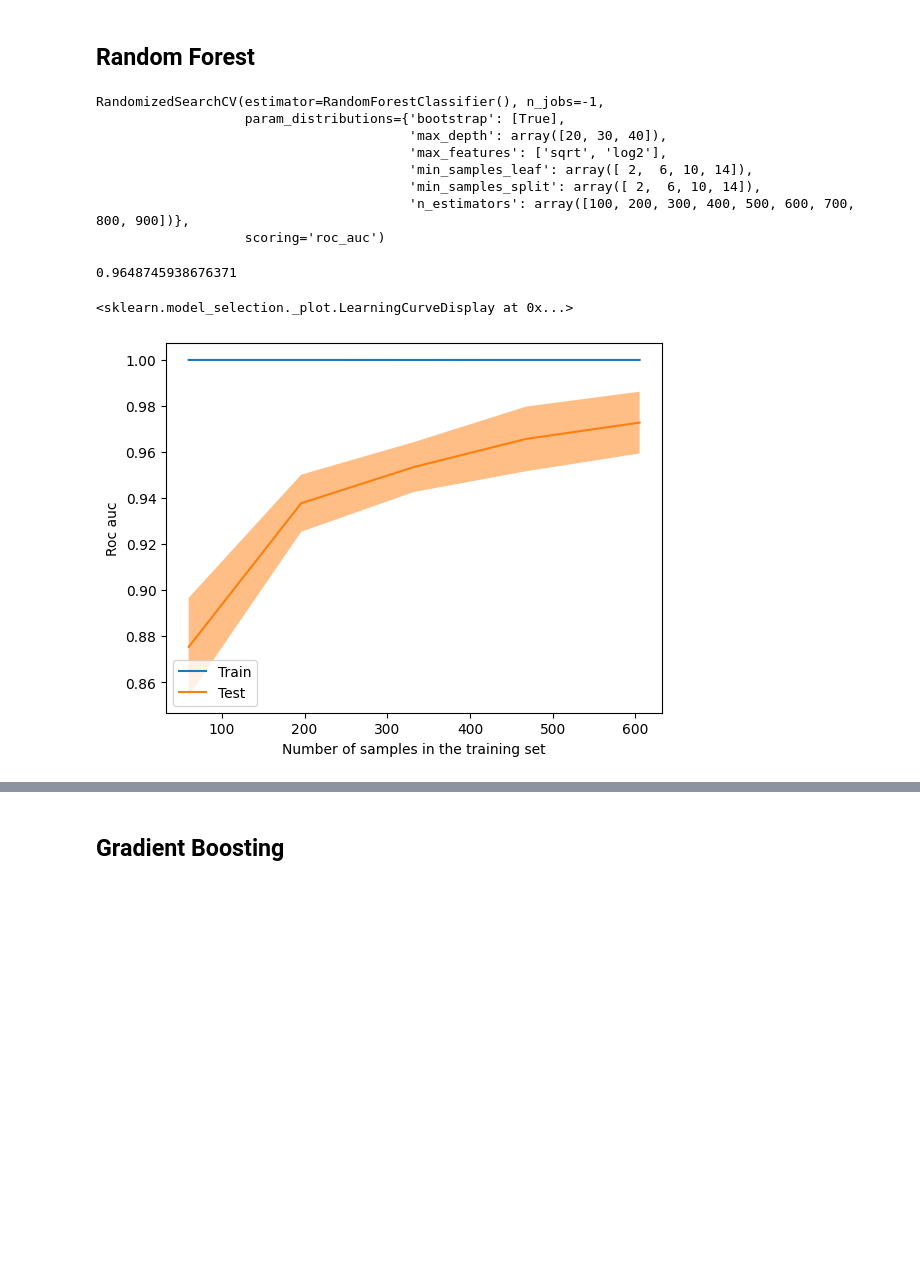
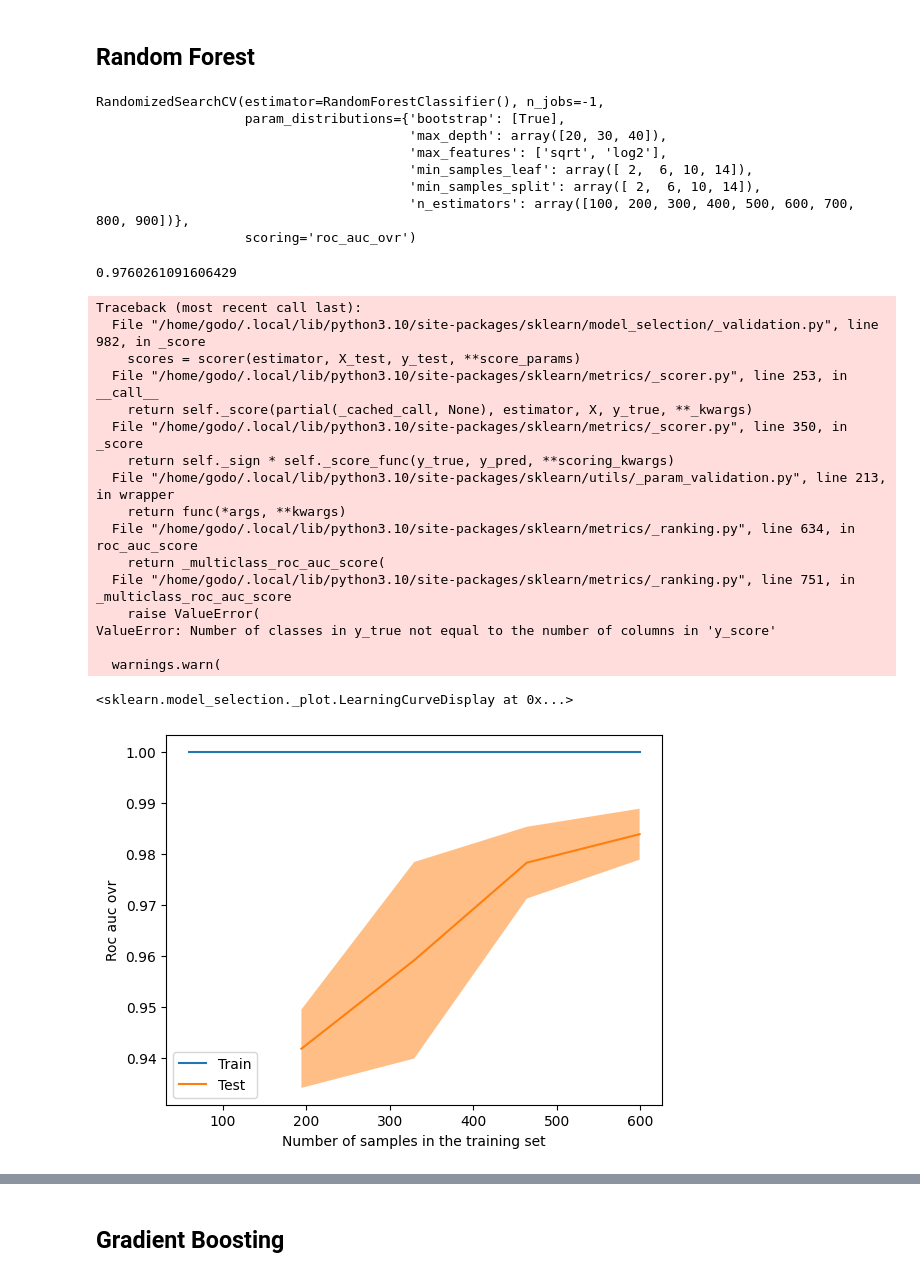
Before and after one commit to freire-guido/soy-biomarkers, a Jupyter notebook: modelado/venancio.ipynb, the cells around one changed output, grey strips where cells are left out. Cells and saved outputs as stored; diff of their text form; code cells hidden in the pictures; blank space fills up the shorter version.

Commit message:
multiclass +_filtrado

```diff
--- a/modelado/venancio.ipynb
+++ b/modelado/venancio.ipynb
@@ -205,8 +7,11 @@ from sklearn import model_selection, ensemble, linear_model
+# %%
+condicion = pd.read_parquet('condicion.parquet')
+sra = pd.read_csv('sra.csv')
 # %%
-X = combat
+X = pd.read_parquet('combat.parquet')
 y = condicion['estres']
 # %%
-X_train, X_test, y_train, y_test = model_selection.train_test_split(X, y == 'control', random_state=5)
+X_train, X_test, y_train, y_test = model_selection.train_test_split(X, y, random_state=5)
 # %% [markdown]
 ## Linear
 # %%
@@ -241,7 +44,7 @@ params = {
     'bootstrap': [True]
 }
 # %%
-search = model_selection.RandomizedSearchCV(estimator=random_forest, param_distributions=params, n_jobs=-1, scoring='roc_auc')
+search = model_selection.RandomizedSearchCV(estimator=random_forest, param_distributions=params, n_jobs=-1, scoring='roc_auc_ovr')
 search.fit(X_train, y_train)
 # %% [output]
 RandomizedSearchCV(estimator=RandomForestClassifier(), n_jobs=-1,
@@ -251,17 +54,33 @@ RandomizedSearchCV(estimator=RandomForestClassifier(), n_jobs=-1,
                                         'min_samples_leaf': array([ 2,  6, 10, 14]),
                                         'min_samples_split': array([ 2,  6, 10, 14]),
                                         'n_estimators': array([100, 200, 300, 400, 500, 600, 700, 800, 900])},
-                   scoring='roc_auc')
+                   scoring='roc_auc_ovr')
 # %%
 search.cv_results_['mean_test_score'].mean()
 # %% [output]
-0.9648745938676371
+0.9760261091606429
 # %%
 estimator = search.best_estimator_
-model_selection.LearningCurveDisplay.from_estimator(estimator, X_train, y_train, scoring='roc_auc')
+model_selection.LearningCurveDisplay.from_estimator(estimator, X_train, y_train, scoring='roc_auc_ovr')
 # %% [output]
-<sklearn.model_selection._plot.LearningCurveDisplay at 0x...>
+Traceback (most recent call last):
+  File "/home/godo/.local/lib/python3.10/site-packages/sklearn/model_selection/_validation.py", line 982, in _score
+    scores = scorer(estimator, X_test, y_test, **score_params)
+  File "/home/godo/.local/lib/python3.10/site-packages/sklearn/metrics/_scorer.py", line 253, in __call__
+    return self._score(partial(_cached_call, None), estimator, X, y_true, **_kwargs)
+  File "/home/godo/.local/lib/python3.10/site-packages/sklearn/metrics/_scorer.py", line 350, in _score
+    return self._sign * self._score_func(y_true, y_pred, **scoring_kwargs)
+  File "/home/godo/.local/lib/python3.10/site-packages/sklearn/utils/_param_validation.py", line 213, in wrapper
+    return func(*args, **kwargs)
+  File "/home/godo/.local/lib/python3.10/site-packages/sklearn/metrics/_ranking.py", line 634, in roc_auc_score
+    return _multiclass_roc_auc_score(
+  File "/home/godo/.local/lib/python3.10/site-packages/sklearn/metrics/_ranking.py", line 751, in _multiclass_roc_auc_score
+    raise ValueError(
+ValueError: Number of classes in y_true not equal to the number of columns in 'y_score'
+
+  warnings.warn(
+<sklearn.model_selection._plot.LearningCurveDisplay at 0x...>
-[figure, old version]
+[figure, new version]
 # %%
 imp_feat = X_train.columns[np.flip(estimator.feature_importances_.argsort())]
 importances = np.flip(np.sort(estimator.feature_importances_))
```
Also changed, not shown: parts of 32 cells of this notebook, 1 other file.
